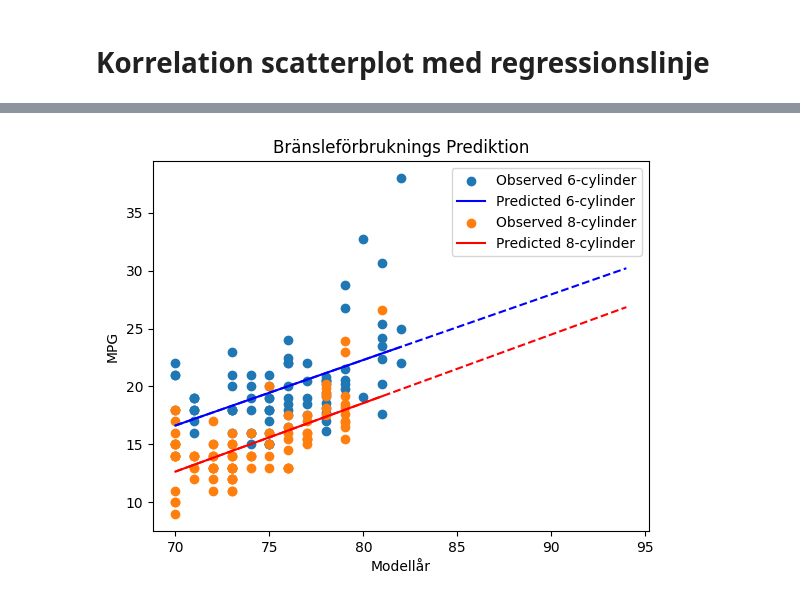
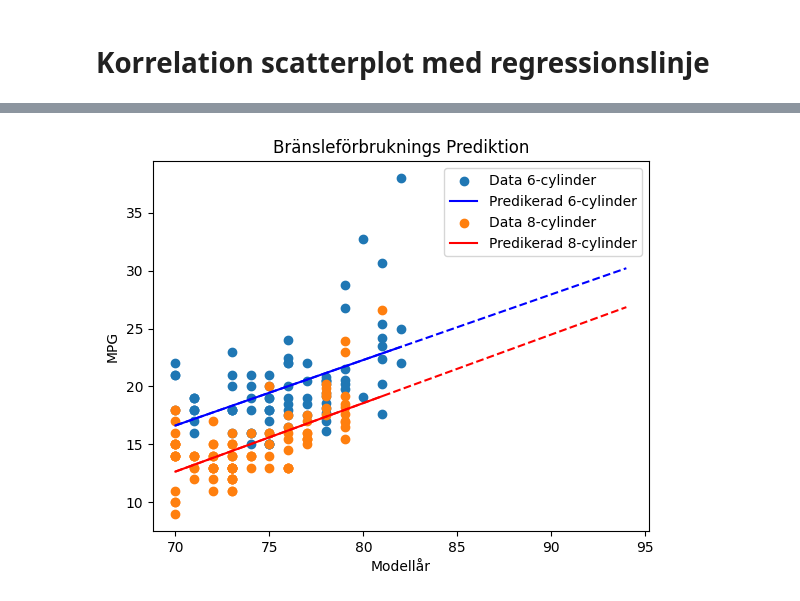
Before and after one commit to Danneftw1/Statistik, a Jupyter notebook: Inlämning.ipynb, the cells around one changed output, grey strips where cells are left out. Drawn from its saved outputs; the diff is of its cells as text; code cells hidden in the pictures.

```diff
--- a/Inlämning.ipynb
+++ b/Inlämning.ipynb
@@ -263,35 +263,35 @@ X_6 = df_6["model_year"].values.reshape(-1, 1)
 y_6 = df_6["mpg"].values
 X_8 = df_8["model_year"].values.reshape(-1, 1)
 y_8 = df_8["mpg"].values
 
 # Värden som behövs i uträkningen av linjär regression
 # regressionslinjen, r-värde, p-värde och standardavvikelsen
 slope_6, intercept_6, r_value_6, p_value_6, std_6 = stats.linregress(X_6.flatten(), y_6)
 slope_8, intercept_8, r_value_8, p_value_8, std_8 = stats.linregress(X_8.flatten(), y_8)
 
 # Prediktion av mpg för båda cylindertyperna
 predictions_6 = slope_6 * X_6 + intercept_6
 predictions_8 = slope_8 * X_8 + intercept_8
 
 # Skapar scatterplot med två separata prediktioner för både typerna av cylindrar
-plt.scatter(df_6["model_year"], y_6, label="Observed 6-cylinder")
-plt.plot(df_6["model_year"], predictions_6, color="blue", label="Predicted 6-cylinder")
-plt.scatter(df_8["model_year"], y_8, label="Observed 8-cylinder")
-plt.plot(df_8["model_year"], predictions_8, color="red", label="Predicted 8-cylinder")
+plt.scatter(df_6["model_year"], y_6, label="Data 6-cylinder")
+plt.plot(df_6["model_year"], predictions_6, color="blue", label="Predikerad 6-cylinder")
+plt.scatter(df_8["model_year"], y_8, label="Data 8-cylinder")
+plt.plot(df_8["model_year"], predictions_8, color="red", label="Predikerad 8-cylinder")
 
 # Använder numpy för att utöka plotten och inkludera modelår som inte är med i df
 # Räknar ut prediktionen för våra linjer
 model_years = np.arange(70, 95).reshape(-1, 1) # Åren som är med i x-axeln
 future_predictions_6 = slope_6 * model_years + intercept_6
 future_predictions_8 = slope_8 * model_years + intercept_8
 
 # Lägger till en "dotted-line" som visar prediktionen för åren som inte är inkluderade i våra df
 plt.plot(model_years, future_predictions_6, color="blue", linestyle="--")
 plt.plot(model_years, future_predictions_8, color="red", linestyle="--")
 plt.title("Bränsleförbruknings Prediktion")
 plt.xlabel("Modellår")
 plt.ylabel("MPG")
 plt.legend()
 plt.show()
 # %% [output]
-[figure, old version]
+[figure, new version]
```
Also changed, not shown: parts of 1 cell of this notebook.
